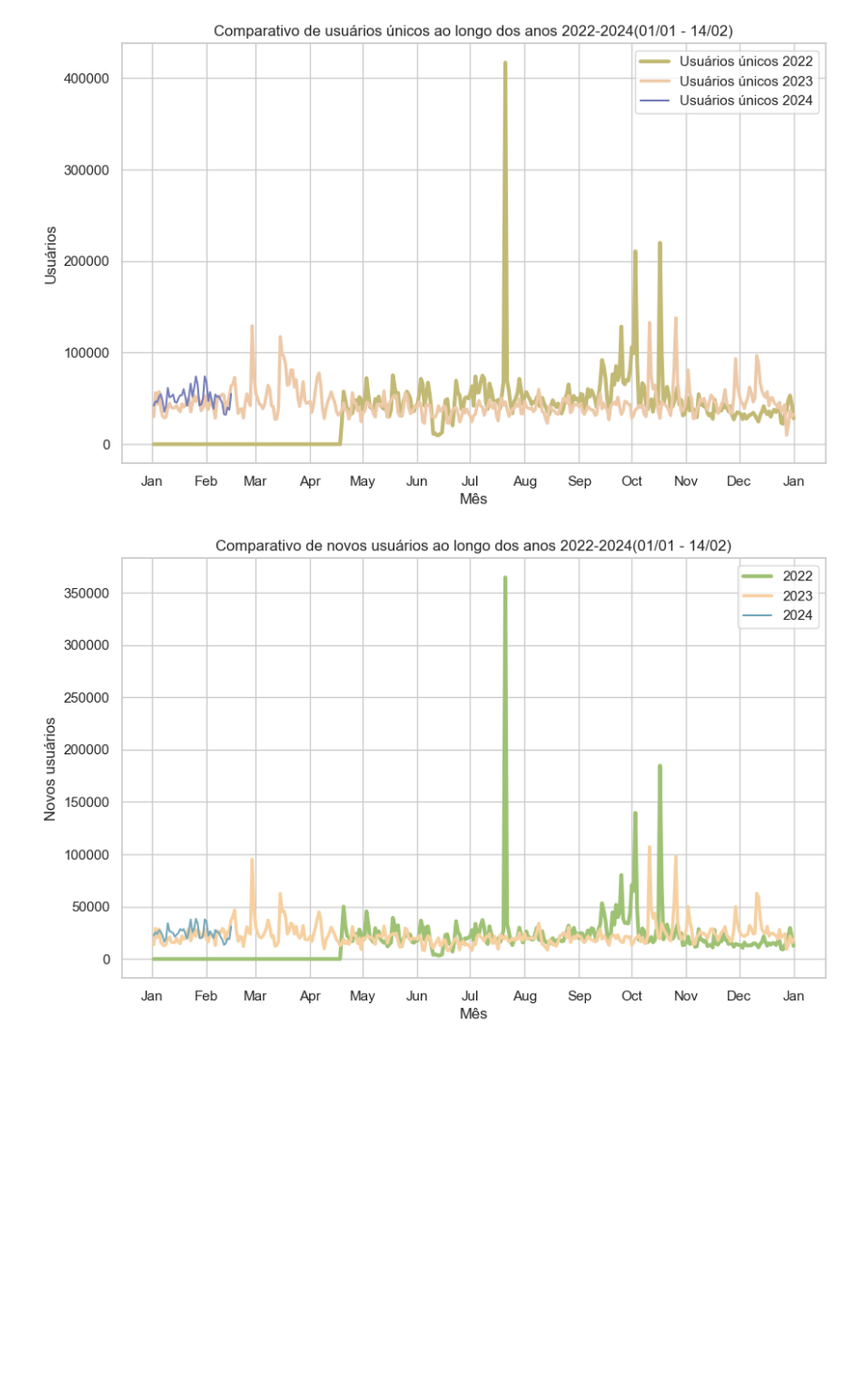
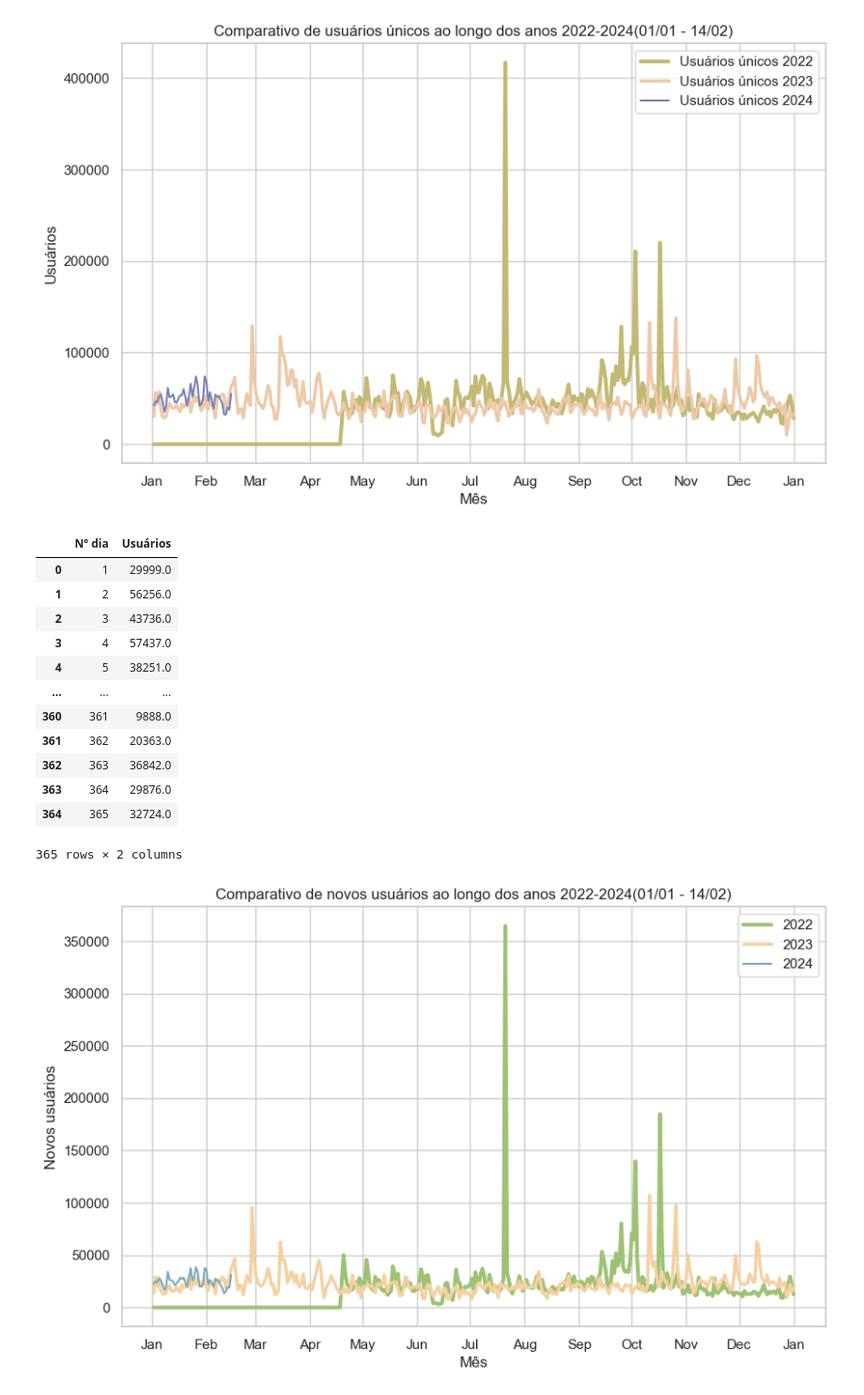
Before and after one commit to alisson002/Relat-rios-TN-e-JPN_Python, a Jupyter notebook: comparativos/graficosPython - linha.ipynb, the cells around one changed output. Shown at 94% size. Saved outputs shown, nothing was run; the diff lists cells and outputs as text; code cells hidden in the pictures; blank space fills up the shorter version.

```diff
--- a/comparativos/graficosPython - linha.ipynb
+++ b/comparativos/graficosPython - linha.ipynb
@@ -117,6 +117,22 @@ plt.legend()
 plt.show()
 # %% [output]
 [figure]
+# %%
+usuarios_unicos23
+# %% [output]
+|  | Nº dia | Usuários |
+| 0 | 1 | 29999.0 |
+| 1 | 2 | 56256.0 |
+| 2 | 3 | 43736.0 |
+| 3 | 4 | 57437.0 |
+| 4 | 5 | 38251.0 |
+| ... | ... | ... |
+| 360 | 361 | 9888.0 |
+| 361 | 362 | 20363.0 |
+| 362 | 363 | 36842.0 |
+| 363 | 364 | 29876.0 |
+| 364 | 365 | 32724.0 |
+365 rows × 2 columns
 # %%
 # NOVOS USUÁRIOS
 usuarios_unicos_final = encontrar_frase_em_csv(r'Portal\usuariosUnicosNovos\2022\uniNovos22.csv', 'Novos usuários')
```
Also changed, not shown: parts of 2 cells of this notebook, 3 other files.
